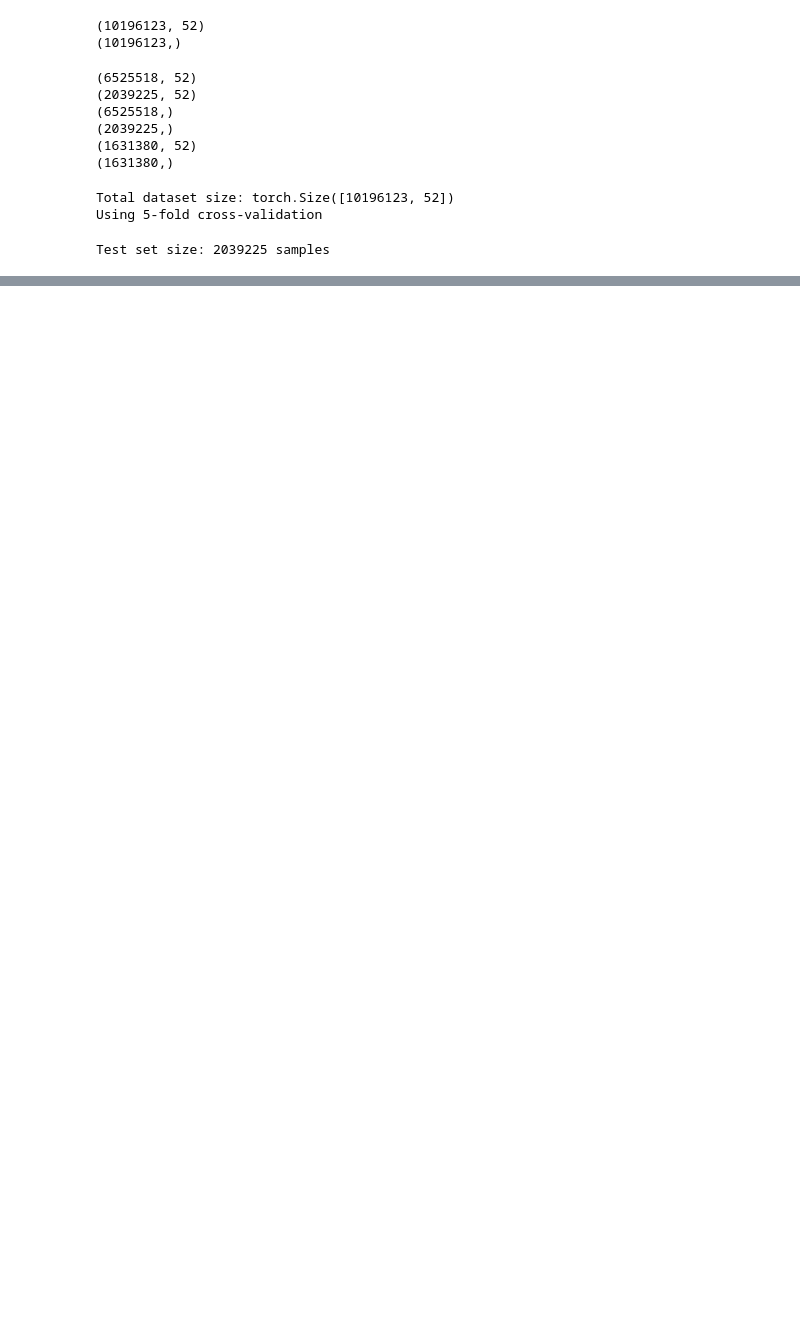
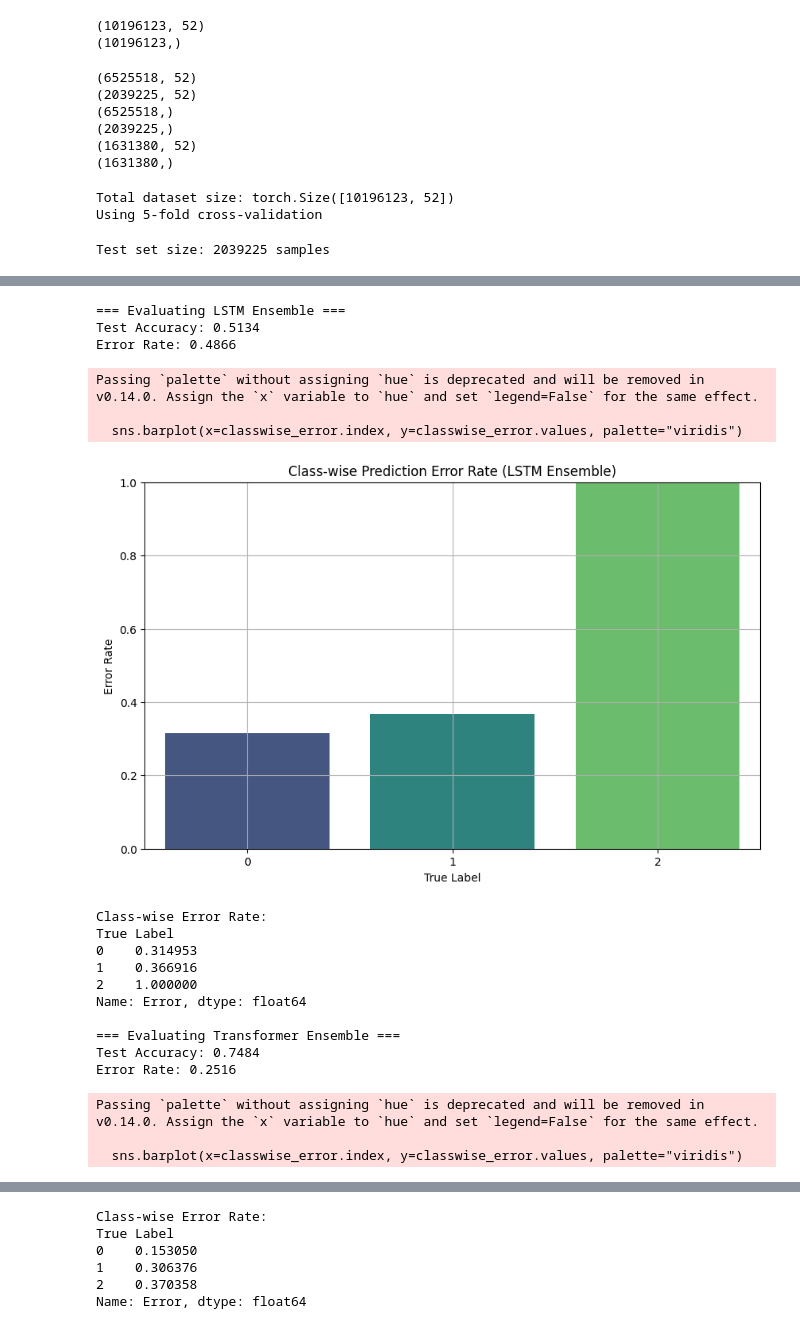
Before and after one commit to lastwater8725/figure_v2, a Jupyter notebook: figure/src/ada_dl/figure_ema_lstm_trans.ipynb, the cells around one changed output, grey strips where cells are left out. Saved outputs shown, nothing was run; the diff lists cells and outputs as text; code cells hidden in the pictures; blank space fills up the shorter version.

```diff
--- a/figure/src/ada_dl/figure_ema_lstm_trans.ipynb
+++ b/figure/src/ada_dl/figure_ema_lstm_trans.ipynb
@@ -439,7 +438,7 @@ plt.show()
 # %%
-# Accuracy 및 Error Rate 계산
-accuracy = np.sum(Y_test.values == ensemble_lstm_preds) / len(Y_test.values)
-error_rate = 1 - accuracy
+# # Accuracy 및 Error Rate 계산
+# accuracy = np.sum(Y_test.values == ensemble_lstm_preds) / len(Y_test.values)
+# error_rate = 1 - accuracy
 
-print(f"Test Accuracy: {accuracy:.4f}")
-print(f"Error Rate: {error_rate:.4f}")
+# print(f"Test Accuracy: {accuracy:.4f}")
+# print(f"Error Rate: {error_rate:.4f}")
@@ -567,0 +669,61 @@ plt.show()
+# %%
+import pandas as pd
+import seaborn as sns
+import matplotlib.pyplot as plt
+
+# 앙상블 예측 결과를 딕셔너리로 정리 (이미 ensemble_lstm_preds, ensemble_transformer_preds가 계산되어 있다고 가정)
+ensemble_preds = {
+    "LSTM": ensemble_lstm_preds,
+    "Transformer": ensemble_transformer_preds
+}
+
+for name, preds in ensemble_preds.items():
+    print(f"\n=== Evaluating {name} Ensemble ===")
+
+    # Accuracy 및 Error Rate 계산
+    accuracy = (Y_test.values == preds).mean()  # numpy 배열 비교 후 평균 계산
+    error_rate = 1 - accuracy
+    print(f"Test Accuracy: {accuracy:.4f}")
+    print(f"Error Rate: {error_rate:.4f}")
+
+    # 예측 오류 분석을 위한 DataFrame 생성
+    error_df = pd.DataFrame({
+        "True Label": Y_test.values,
+        "Predicted Label": preds
+    })
+    error_df["Error"] = (error_df["True Label"] != error_df["Predicted Label"]).astype(int)
+    classwise_error = error_df.groupby("True Label")["Error"].mean()
+
+    # 클래스별 오류 비율 시각화
+    plt.figure(figsize=(10, 6))
+    sns.barplot(x=classwise_error.index, y=classwise_error.values, palette="viridis")
+    plt.title(f"Class-wise Prediction Error Rate ({name} Ensemble)")
+    plt.xlabel("True Label")
+    plt.ylabel("Error Rate")
+    plt.ylim(0, 1)
+    plt.grid(True)
+    plt.show()
+
+    print("Class-wise Error Rate:")
+    print(classwise_error)
+# %% [output]
+=== Evaluating LSTM Ensemble ===
+Test Accuracy: 0.5134
+Error Rate: 0.4866
+Passing `palette` without assigning `hue` is deprecated and will be removed in v0.14.0. Assign the `x` variable to `hue` and set `legend=False` for the same effect.
+
+  sns.barplot(x=classwise_error.index, y=classwise_error.values, palette="viridis")
+[figure, added]
+Class-wise Error Rate:
+True Label
+0    0.314953
+1    0.366916
+2    1.000000
+Name: Error, dtype: float64
+
+=== Evaluating Transformer Ensemble ===
+Test Accuracy: 0.7484
+Error Rate: 0.2516
+Passing `palette` without assigning `hue` is deprecated and will be removed in v0.14.0. Assign the `x` variable to `hue` and set `legend=False` for the same effect.
+
+  sns.barplot(x=classwise_error.index, y=classwise_error.values, palette="viridis")
@@ -567,0 +731,6 @@ plt.show()
+Class-wise Error Rate:
+True Label
+0    0.153050
+1    0.306376
+2    0.370358
+Name: Error, dtype: float64
```
Also changed, not shown: parts of 22 cells of this notebook, 5 other files.
